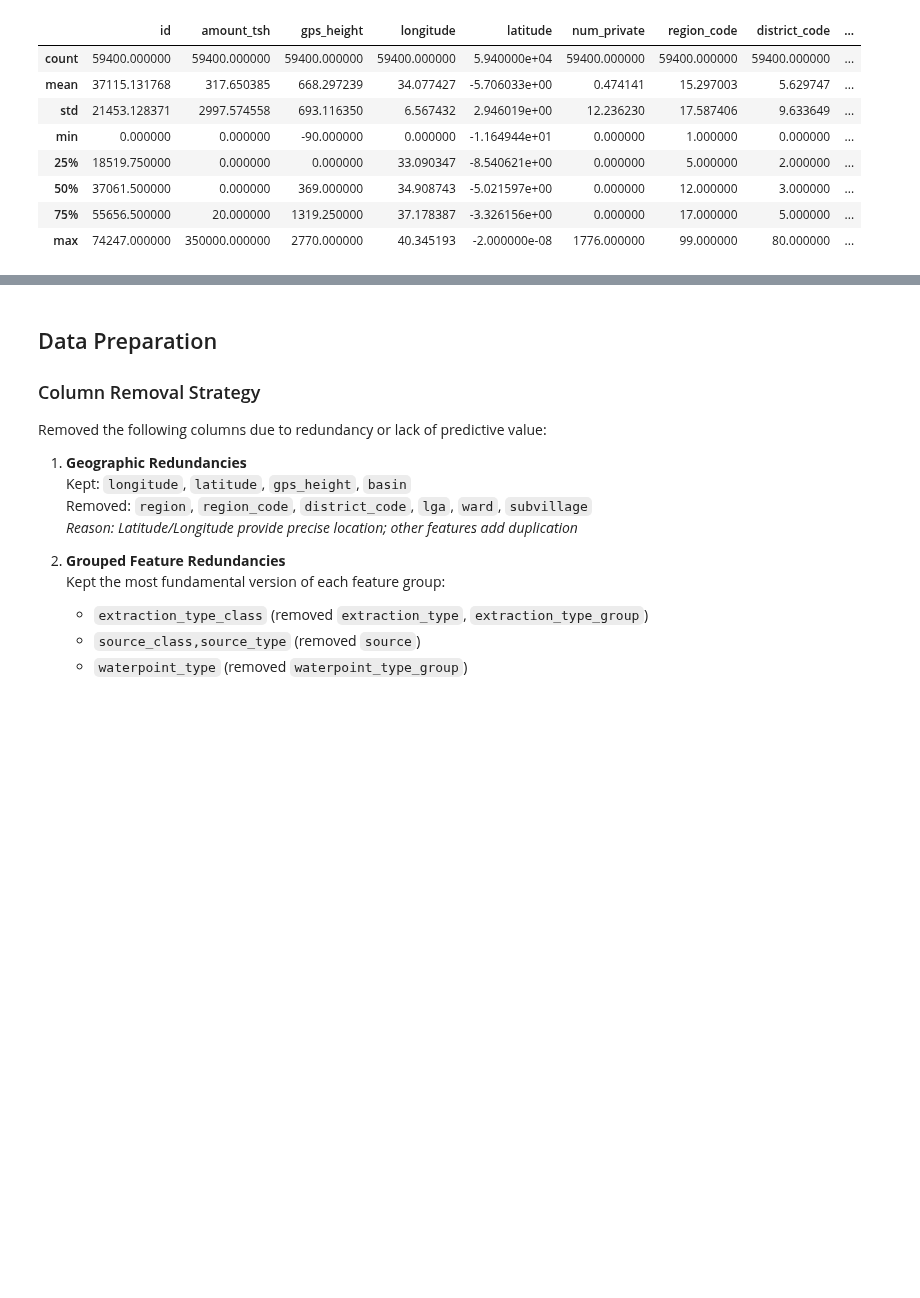
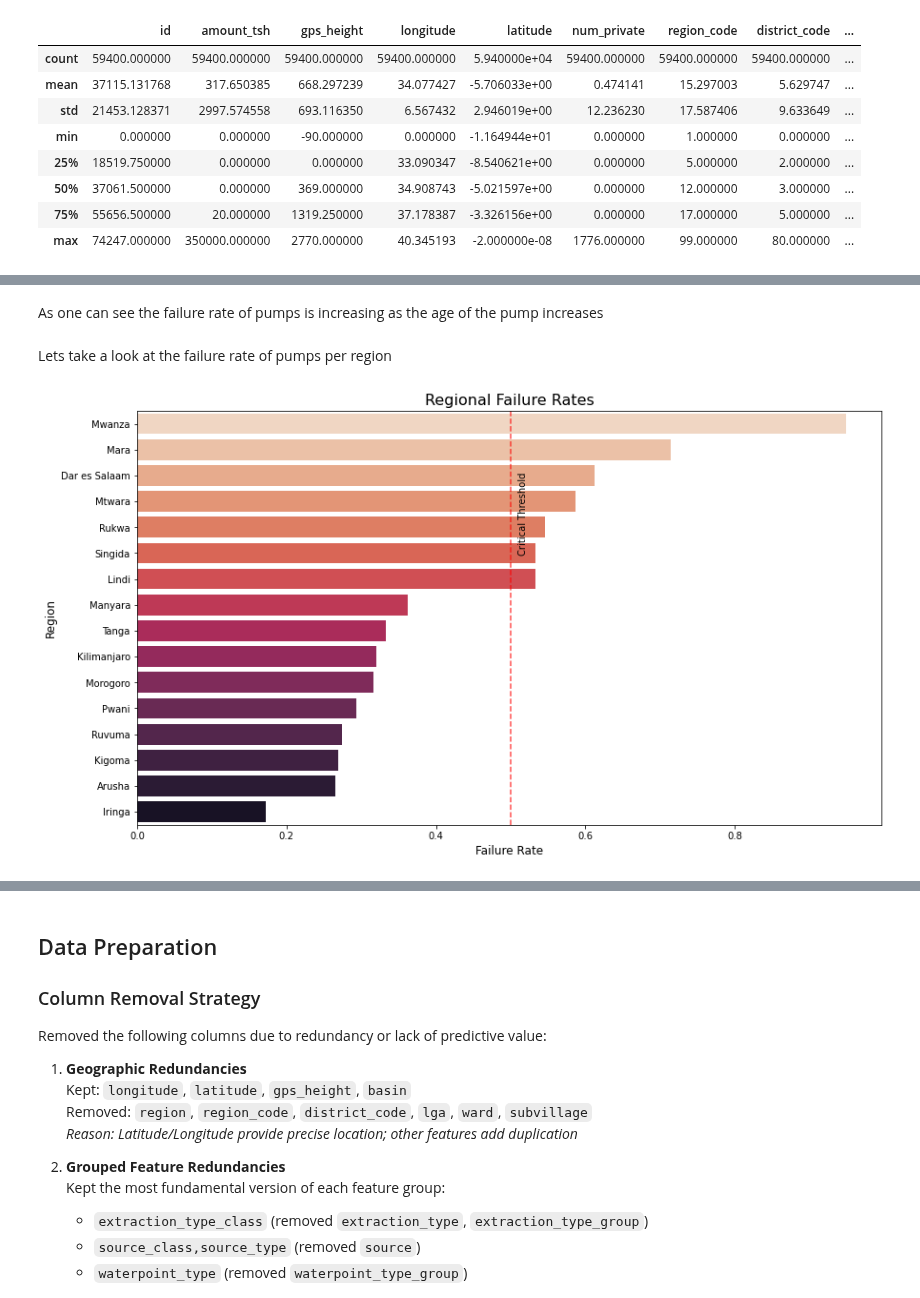
Before and after one commit to FrancisNdirangu/Pump_it_up_Dataset, a Jupyter notebook: notebook.ipynb, the cells around one changed output, grey strips where cells are left out. Saved outputs shown, nothing was run; the diff lists cells and outputs as text; code cells hidden in the pictures; blank space fills up the shorter version.

```diff
--- a/notebook.ipynb
+++ b/notebook.ipynb
@@ -137,0 +171,18 @@ df.describe()
+# %% [markdown]
+As one can see the failure rate of pumps is increasing as the age of the pump increases
+# %% [markdown]
+Lets take a look at the failure rate of pumps per region
+# %%
+plt.figure(figsize=(14,8))
+region_failure = df1.groupby('region')['status_group'].apply(
+    lambda x: (x=='non functional').mean()).sort_values(ascending=False)
+
+sns.barplot(x=region_failure.values, y=region_failure.index, palette='rocket_r')
+plt.title('Regional Failure Rates', fontsize=16)
+plt.xlabel('Failure Rate', fontsize=12)
+plt.ylabel('Region', fontsize=12)
+plt.axvline(x=0.5, color='red', linestyle='--', alpha=0.7)
+plt.text(0.51, 5, 'Critical Threshold', rotation=90, fontsize=10)
+plt.show()
+# %% [output]
+[figure, added]
```
Also changed, not shown: parts of 9 cells of this notebook.
